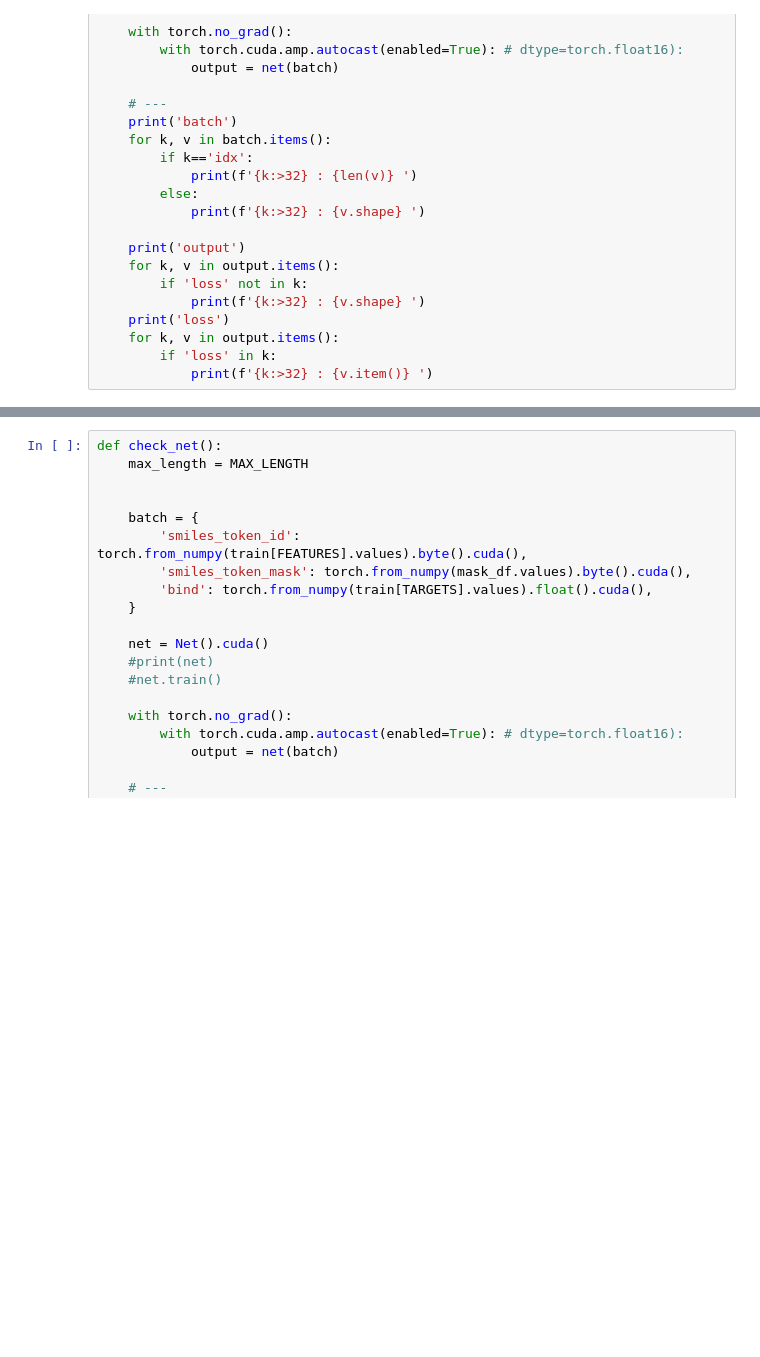
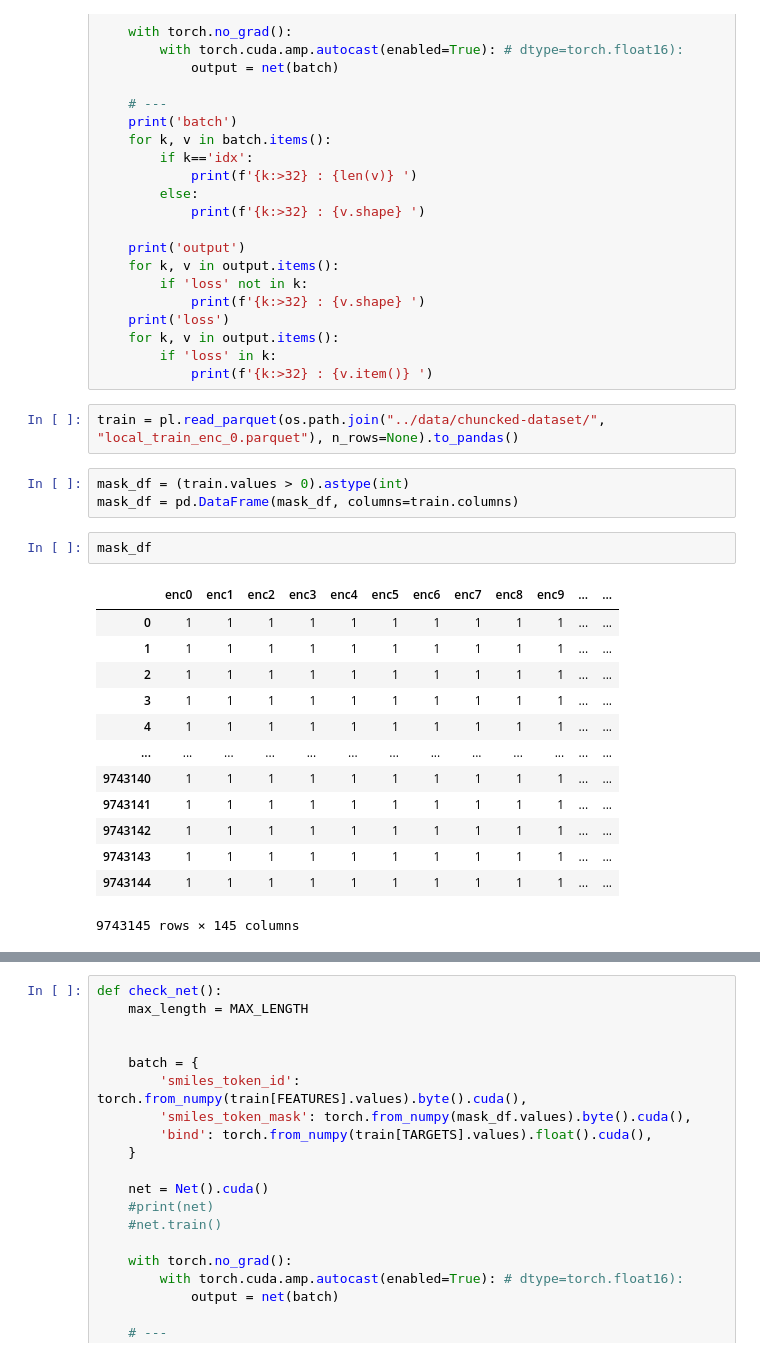
Before and after one commit to humansys-lab/leash, a Jupyter notebook: scripts/lb0-428-single-fold-transformer.ipynb, the cells around one changed output, grey strips where cells are left out. Saved outputs shown, nothing was run; the diff lists cells and outputs as text; blank space fills up the shorter version.

```diff
--- a/scripts/lb0-428-single-fold-transformer.ipynb
+++ b/scripts/lb0-428-single-fold-transformer.ipynb
@@ -364,4 +364,25 @@ def run_check_net():
     for k, v in output.items():
         if 'loss' in k:
             print(f'{k:>32} : {v.item()} ')
+# %%
+train = pl.read_parquet(os.path.join("../data/chuncked-dataset/", "local_train_enc_0.parquet"), n_rows=None).to_pandas()
+# %%
+mask_df = (train.values > 0).astype(int)
+mask_df = pd.DataFrame(mask_df, columns=train.columns)
+# %%
+mask_df
+# %% [output]
+|  | enc0 | enc1 | enc2 | enc3 | enc4 | enc5 | enc6 | enc7 | enc8 | enc9 | ... | ... |
+| 0 | 1 | 1 | 1 | 1 | 1 | 1 | 1 | 1 | 1 | 1 | ... | ... |
+| 1 | 1 | 1 | 1 | 1 | 1 | 1 | 1 | 1 | 1 | 1 | ... | ... |
+| 2 | 1 | 1 | 1 | 1 | 1 | 1 | 1 | 1 | 1 | 1 | ... | ... |
+| 3 | 1 | 1 | 1 | 1 | 1 | 1 | 1 | 1 | 1 | 1 | ... | ... |
+| 4 | 1 | 1 | 1 | 1 | 1 | 1 | 1 | 1 | 1 | 1 | ... | ... |
+| ... | ... | ... | ... | ... | ... | ... | ... | ... | ... | ... | ... | ... |
+| 9743140 | 1 | 1 | 1 | 1 | 1 | 1 | 1 | 1 | 1 | 1 | ... | ... |
+| 9743141 | 1 | 1 | 1 | 1 | 1 | 1 | 1 | 1 | 1 | 1 | ... | ... |
+| 9743142 | 1 | 1 | 1 | 1 | 1 | 1 | 1 | 1 | 1 | 1 | ... | ... |
+| 9743143 | 1 | 1 | 1 | 1 | 1 | 1 | 1 | 1 | 1 | 1 | ... | ... |
+| 9743144 | 1 | 1 | 1 | 1 | 1 | 1 | 1 | 1 | 1 | 1 | ... | ... |
+9743145 rows × 145 columns
 # %%
```
Also changed, not shown: parts of 3 cells of this notebook.
